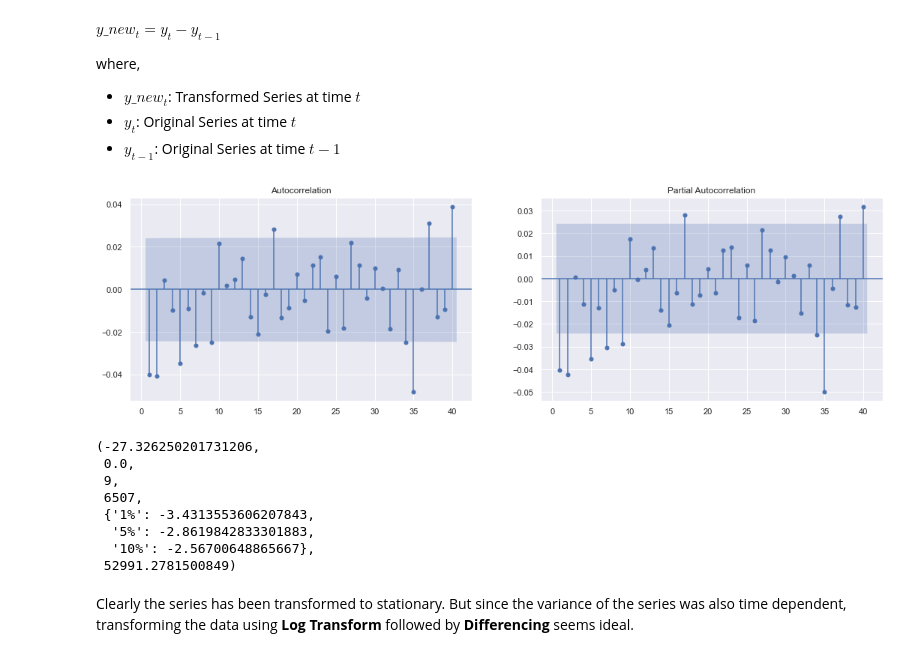
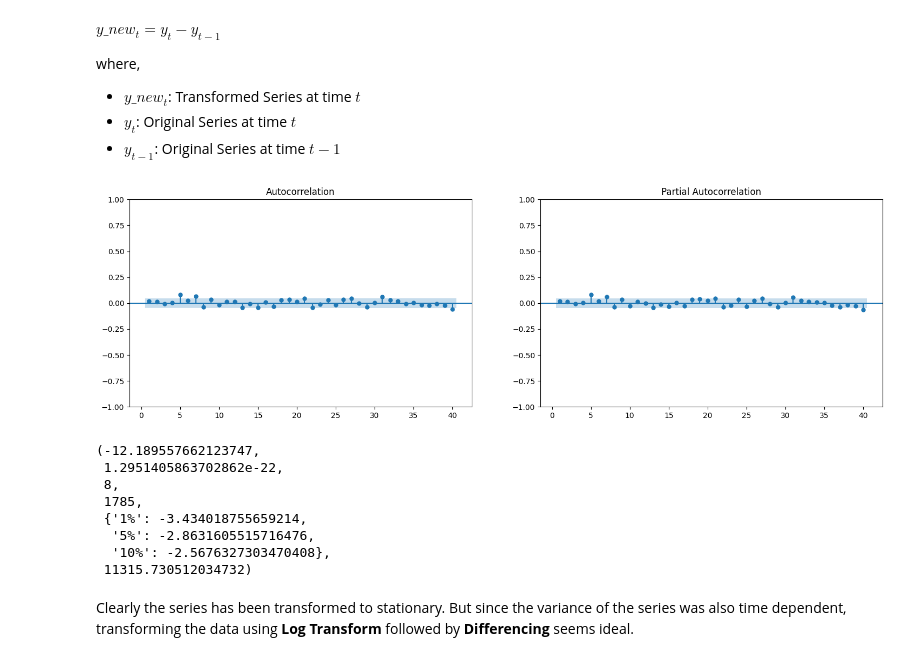
Before and after one commit to maestria-ds-eafit/estadistica-avanzada, a Jupyter notebook: ARMA Model for NVDA Price.ipynb, the cells around one changed output. Cells and saved outputs as stored; diff of their text form; code cells hidden in the pictures.

```diff
--- a/ARMA Model for NVDA Price.ipynb
+++ b/ARMA Model for NVDA Price.ipynb
@@ -14,7 +14,7 @@ from sklearn.metrics import mean_squared_error
 # %% [markdown]
 # Importing Dataset
 # %%
-file_path = "nvda.csv"
+file_path = "data.csv"
 # %%
 df = pd.read_csv(file_path)
 df = df[["Date", "Close"]]
@@ -186,17 +194,18 @@ where,
 - $y_t$: Original Series at time $t$
 - $y_{t-1}$: Original Series at time $t-1$
 # %%
-plot_acf_pacf(train_df["spx"].diff(1).dropna())
-adfuller(train_df["spx"].diff(1).dropna())
+train_df_diff = train_df["Close"].diff(1).dropna()
+plot_acf_pacf(train_df_diff)
+adfuller(train_df_diff)
 # %% [output]
-[figure, old version]
+[figure, new version]
-(-27.326250201731206,
- 0.0,
- 9,
- 6507,
- {'1%': -3.4313553606207843,
-  '5%': -2.8619842833301883,
-  '10%': -2.56700648865667},
- 52991.2781500849)
+(-12.189557662123747,
+ 1.2951405863702862e-22,
+ 8,
+ 1785,
+ {'1%': -3.434018755659214,
+  '5%': -2.8631605515716476,
+  '10%': -2.5676327303470408},
+ 11315.730512034732)
 # %% [markdown]
 Clearly the series has been transformed to stationary. But since the variance of the series was also time dependent, transforming the data using **Log Transform** followed by **Differencing** seems ideal.
```
Also changed, not shown: parts of 32 cells of this notebook, 4 other files.
